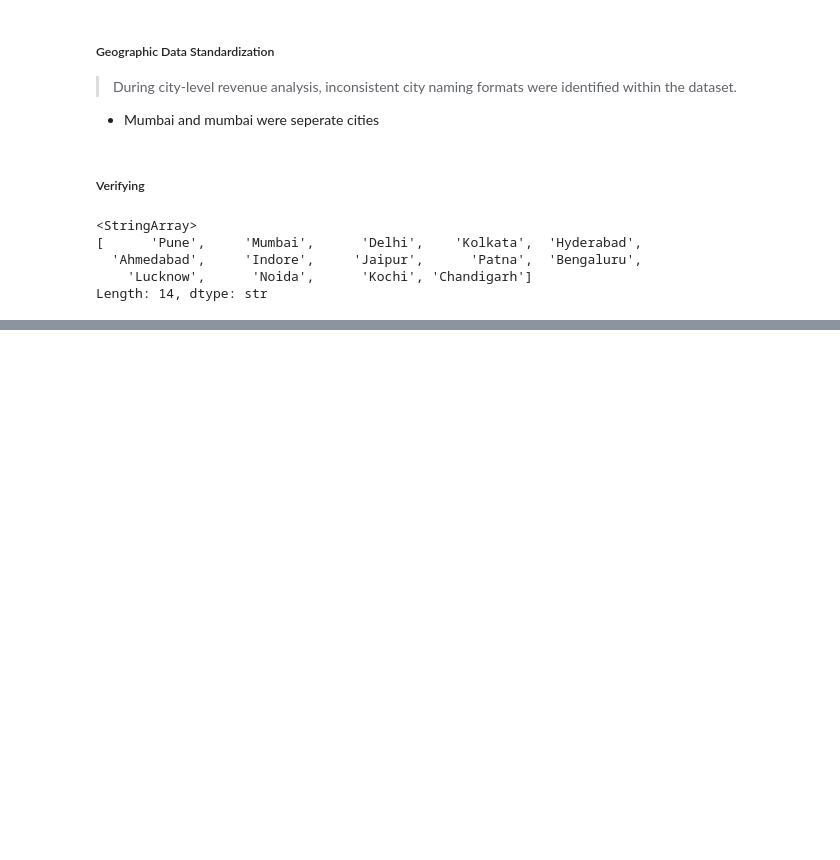
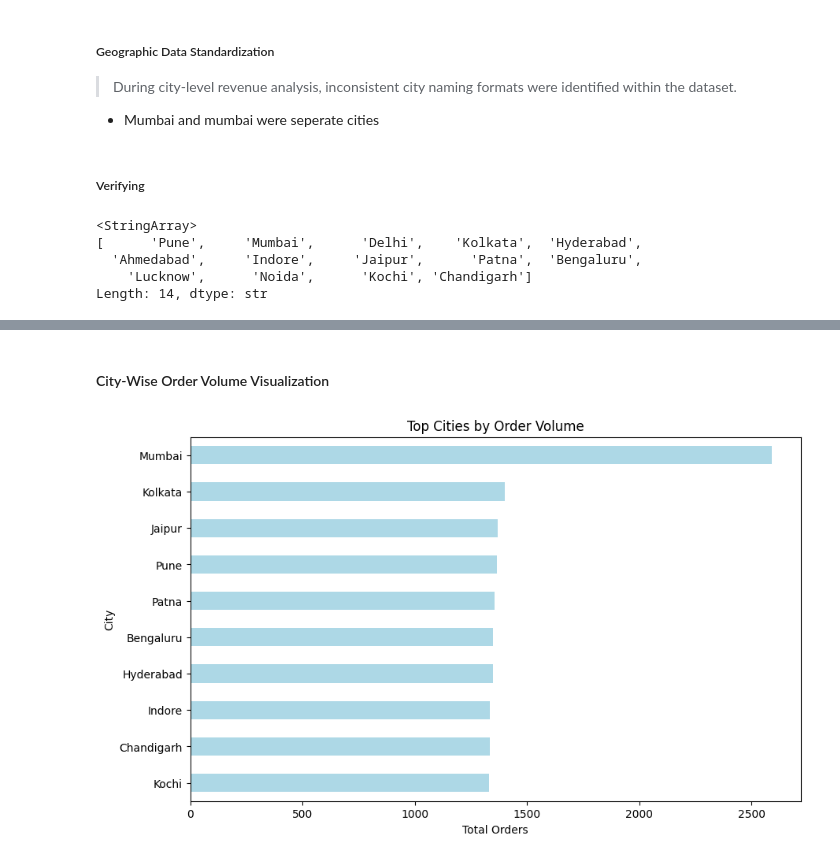
Before and after one commit to utkarshdhangar5/retail-sales-inventory-analytics, a Jupyter notebook: notebooks/ExploratoryDataAnalysis.ipynb, the cells around one changed output, grey strips where cells are left out. Saved outputs shown, nothing was run; the diff lists cells and outputs as text; code cells hidden in the pictures; blank space fills up the shorter version.

```diff
--- a/notebooks/ExploratoryDataAnalysis.ipynb
+++ b/notebooks/ExploratoryDataAnalysis.ipynb
@@ -768,0 +815,6 @@ Length: 14, dtype: str
+# %%
+city_orders = orders_stores.groupby(
+    'city'
+)['order_id'].count().sort_values(ascending=False)
+
+city_orders
@@ -768,0 +838,16 @@ Length: 14, dtype: str
+# %% [markdown]
+#### City-Wise Order Volume Visualization
+# %%
+city_orders.head(10).sort_values().plot(
+    kind='barh',
+    figsize=(10,6),
+    color="lightblue"
+)
+
+plt.title('Top Cities by Order Volume')
+plt.xlabel('Total Orders')
+plt.ylabel('City')
+
+plt.show()
+# %% [output]
+[figure, added]
```
Also changed, not shown: parts of 9 cells of this notebook.
